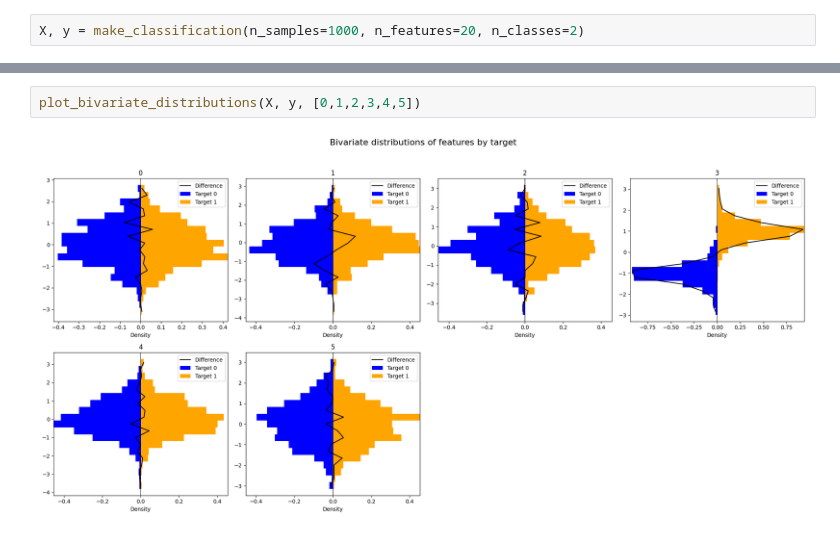
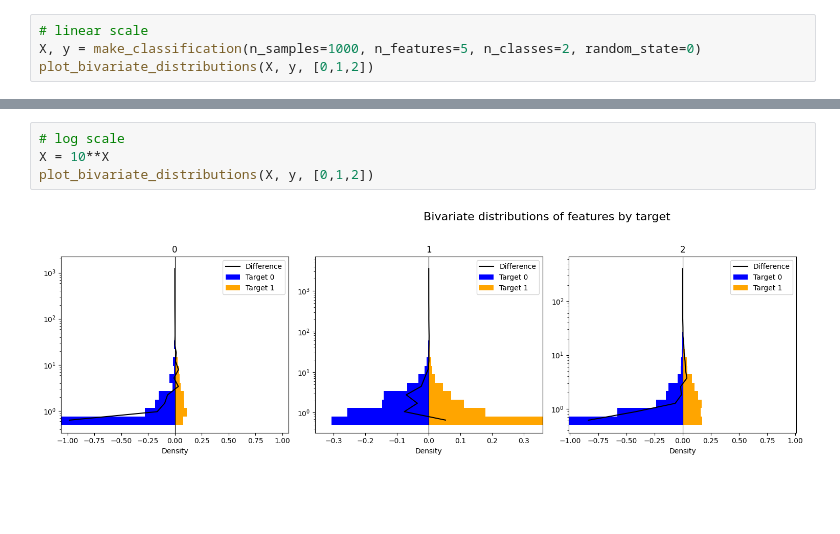
Before and after one commit to robert-ibatullin/utils, a Jupyter notebook: test_plot_bivariate_feature_distribution.ipynb, the cells around one changed output, grey strips where cells are left out. Cells and saved outputs as stored; diff of their text form; blank space fills up the shorter version.

```diff
--- a/test_plot_bivariate_feature_distribution.ipynb
+++ b/test_plot_bivariate_feature_distribution.ipynb
@@ -3,4 +4,6 @@ from sklearn.datasets import make_classification
 
 from plot_bivariate_distributions import plot_bivariate_distributions
 # %%
-X, y = make_classification(n_samples=1000, n_features=20, n_classes=2)
+# linear scale
+X, y = make_classification(n_samples=1000, n_features=5, n_classes=2, random_state=0)
+plot_bivariate_distributions(X, y, [0,1,2])
@@ -7,4 +12,6 @@ X, y = make_classification(n_samples=1000, n_features=20, n_classes=2)
 # %%
-plot_bivariate_distributions(X, y, [0,1,2,3,4,5])
+# log scale
+X = 10**X
+plot_bivariate_distributions(X, y, [0,1,2])
 # %% [output]
-[figure, old version]
+[figure, new version]
```
Also changed, not shown: parts of 2 cells of this notebook, 1 other file.
